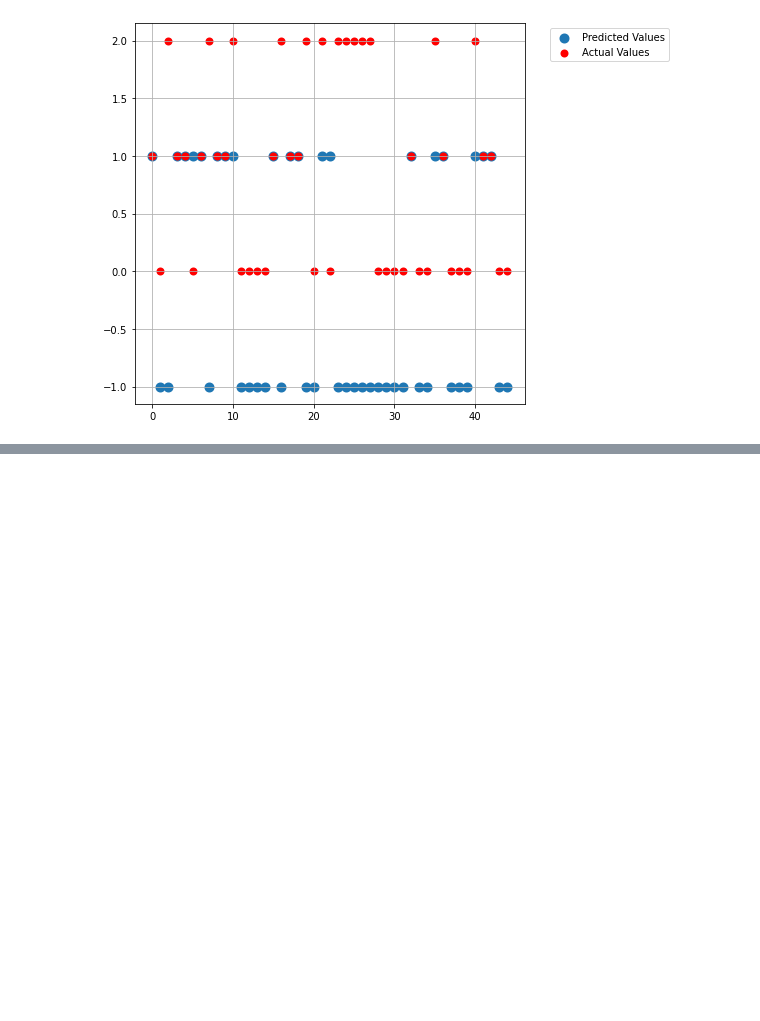
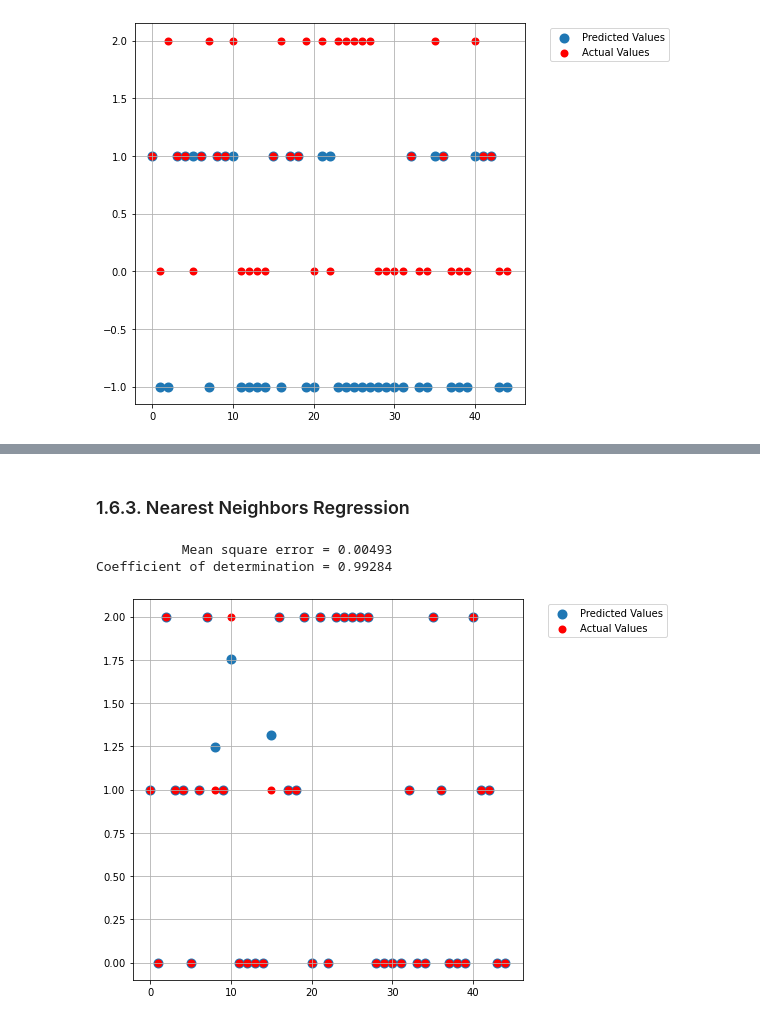
Before and after one commit to solothinker/ML-DL-Xperiments, a Jupyter notebook: Iris-Xperiments/Iris_Data.ipynb, the cells around one changed output, grey strips where cells are left out. Cells and saved outputs as stored; diff of their text form; code cells hidden in the pictures; blank space fills up the shorter version.

```diff
--- a/Iris-Xperiments/Iris_Data.ipynb
+++ b/Iris-Xperiments/Iris_Data.ipynb
@@ -703,0 +762,9 @@ Coefficient of determination = -1.36842
+# %% [markdown]
+### 1.6.3. Nearest Neighbors Regression
+# %%
+model = neighbors.KNeighborsRegressor(n_neighbors=3,weights='distance')
+scoreData(model)
+# %% [output]
+           Mean square error = 0.00493
+Coefficient of determination = 0.99284
+[figure, added]
```
Also changed, not shown: parts of 34 cells of this notebook.
